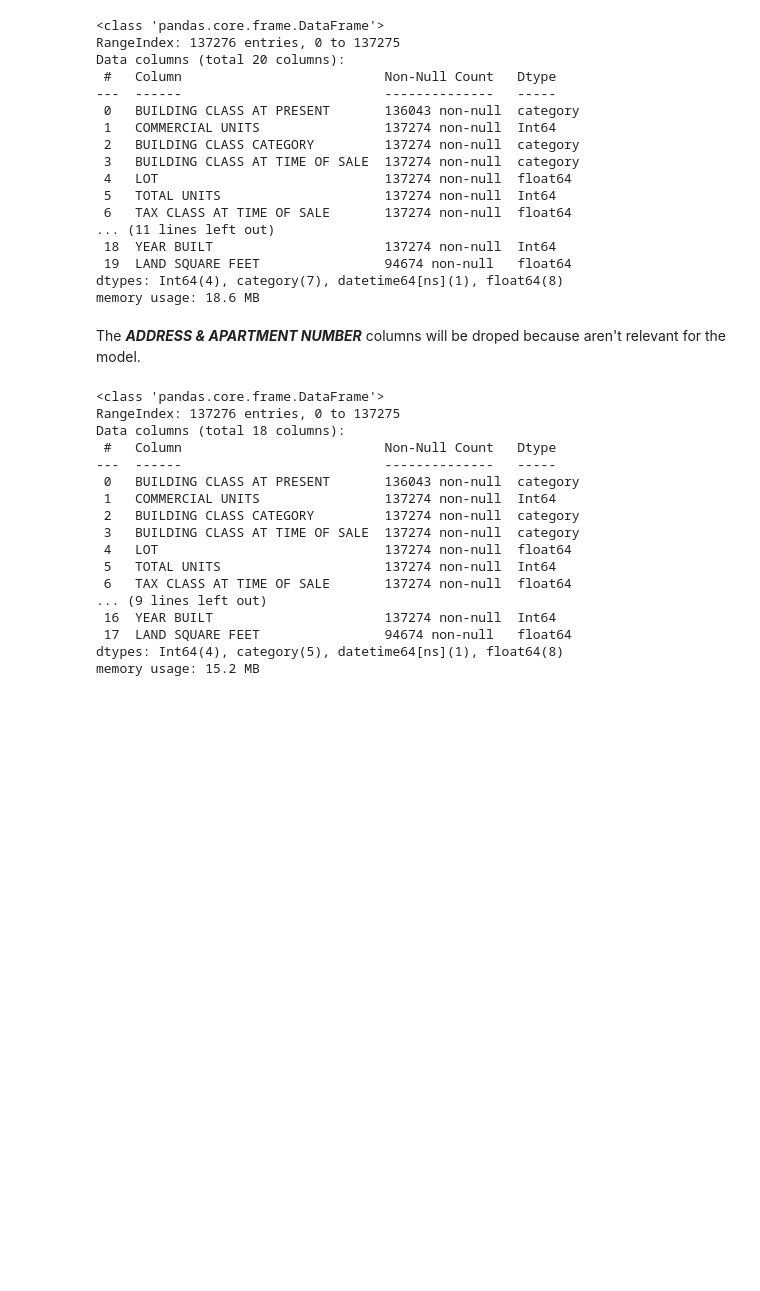
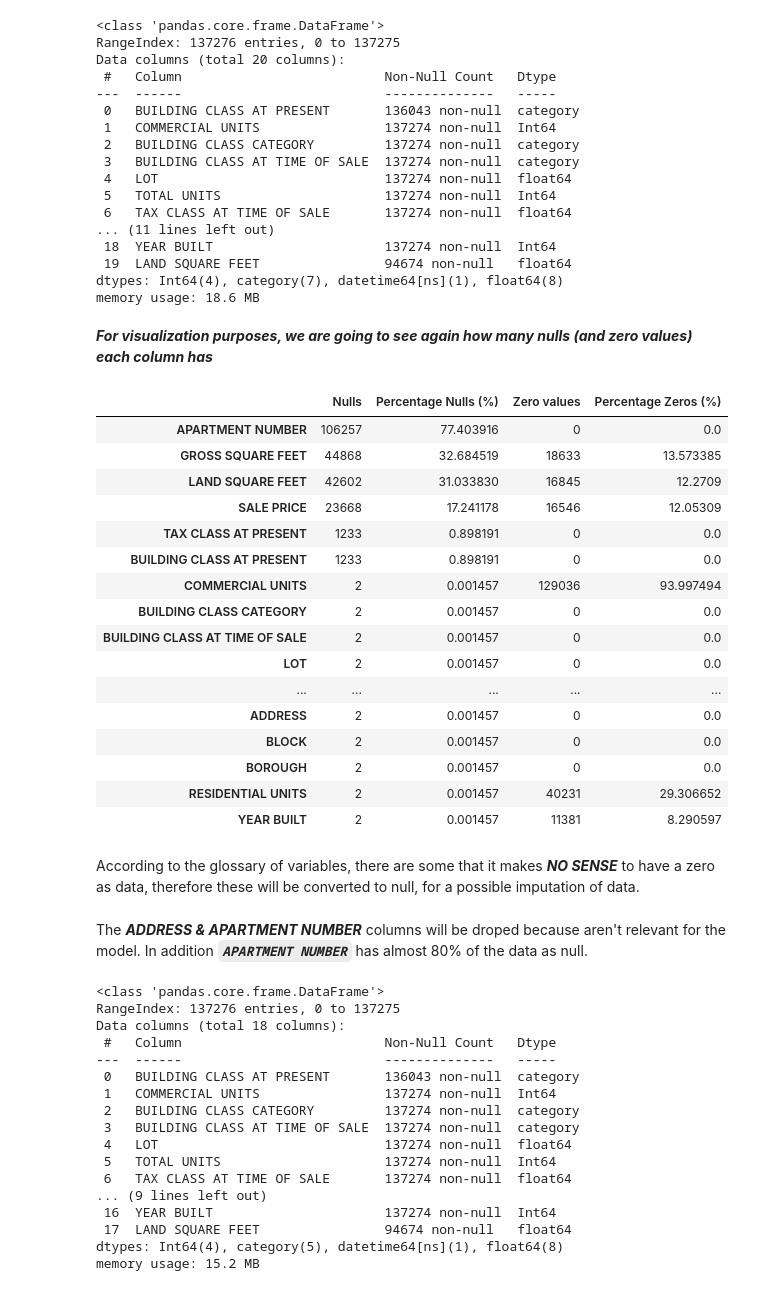
Before and after one commit to alejolondonm/NYC-houses, a Jupyter notebook: DataPreparation/4-feature-engineering.ipynb, the cells around one changed output. Drawn from its saved outputs; the diff is of its cells as text; code cells hidden in the pictures; blank space fills up the shorter version.

Commit message:
Nulls and zero values count

```diff
--- a/DataPreparation/4-feature-engineering.ipynb
+++ b/DataPreparation/4-feature-engineering.ipynb
@@ -16,7 +16,7 @@ from sklearn.preprocessing import OneHotEncoder, OrdinalEncoder
 # %% [markdown]
 # 💾 ***Load data***
 # %%
-DATA_DIR = Path.cwd().resolve().parents[0] / "data"
+DATA_DIR = Path.cwd().resolve().parents[1] / "data"
 
 nyc_houses_df = pd.read_parquet(
     DATA_DIR / "02_intermediate/nyc_houses_fixed.parquet", engine="pyarrow"
@@ -51,3 +51,39 @@ Data columns (total 20 columns):
  19  LAND SQUARE FEET                94674 non-null   float64
 dtypes: Int64(4), category(7), datetime64[ns](1), float64(8)
 memory usage: 18.6 MB
+# %% [markdown]
+***For visualization purposes, we are going to see again how many nulls (and zero values) each column has***
+# %%
+nulos_count = nyc_houses_df.isnull().sum()
+nulos_percentage = (nulos_count / len(nyc_houses_df)) * 100
+zero_values_count = nyc_houses_df.eq(0).sum()
+zero_values_percentage = (zero_values_count / len(nyc_houses_df)) * 100
+
+nulos_df = pd.DataFrame({
+    'Nulls': nulos_count,
+    'Percentage Nulls (%)': nulos_percentage,
+    'Zero values': zero_values_count,
+    'Percentage Zeros (%)': zero_values_percentage
+}).sort_values(by='Percentage Nulls (%)', ascending=False)
+
+nulos_df
+# %% [output]
+|  | Nulls | Percentage Nulls (%) | Zero values | Percentage Zeros (%) |
+| APARTMENT NUMBER | 106257 | 77.403916 | 0 | 0.0 |
+| GROSS SQUARE FEET | 44868 | 32.684519 | 18633 | 13.573385 |
+| LAND SQUARE FEET | 42602 | 31.033830 | 16845 | 12.2709 |
+| SALE PRICE | 23668 | 17.241178 | 16546 | 12.05309 |
+| TAX CLASS AT PRESENT | 1233 | 0.898191 | 0 | 0.0 |
+| BUILDING CLASS AT PRESENT | 1233 | 0.898191 | 0 | 0.0 |
+| COMMERCIAL UNITS | 2 | 0.001457 | 129036 | 93.997494 |
+| BUILDING CLASS CATEGORY | 2 | 0.001457 | 0 | 0.0 |
+| BUILDING CLASS AT TIME OF SALE | 2 | 0.001457 | 0 | 0.0 |
+| LOT | 2 | 0.001457 | 0 | 0.0 |
+| ... | ... | ... | ... | ... |
+| ADDRESS | 2 | 0.001457 | 0 | 0.0 |
+| BLOCK | 2 | 0.001457 | 0 | 0.0 |
+| BOROUGH | 2 | 0.001457 | 0 | 0.0 |
+| RESIDENTIAL UNITS | 2 | 0.001457 | 40231 | 29.306652 |
+| YEAR BUILT | 2 | 0.001457 | 11381 | 8.290597 |
+# %% [markdown]
+According to the glossary of variables, there are some that it makes ***NO SENSE*** to have a zero as data, therefore these will be converted to null, for a possible imputation of data.
@@ -54,5 +116,5 @@ memory usage: 18.6 MB
 # %% [markdown]
-The ***ADDRESS & APARTMENT NUMBER*** columns will be droped because aren't relevant for the model.
+The ***ADDRESS & APARTMENT NUMBER*** columns will be droped because aren't relevant for the model. In addition ***`APARTMENT NUMBER`*** has almost 80% of the data as null.
 # %%
 selected_features = [
     "BUILDING CLASS AT PRESENT",
```
Also changed, not shown: parts of 2 cells of this notebook.
